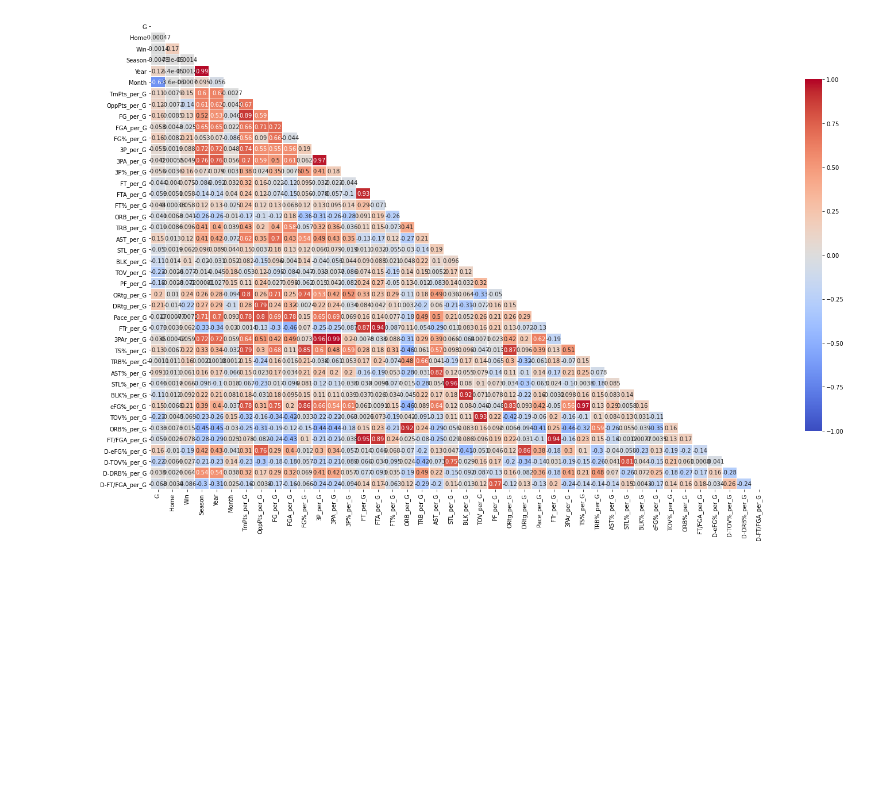
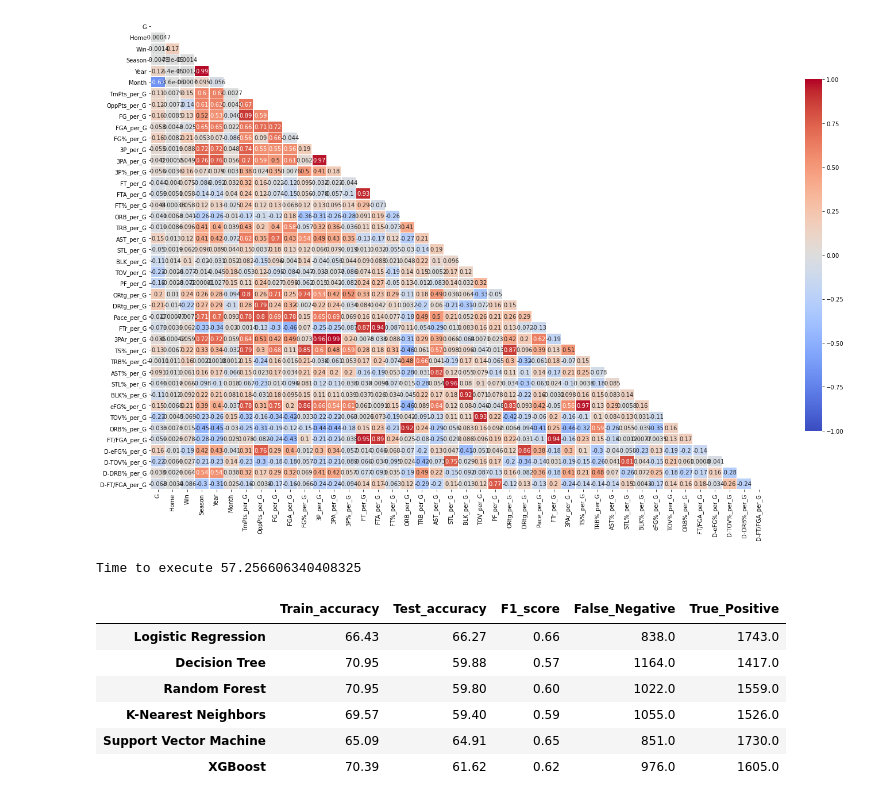
Before and after one commit to MartinReyesDS/NBA_Predict_Project, a Jupyter notebook: EDA.ipynb, the cells around one changed output. Cells and saved outputs as stored; diff of their text form; code cells hidden in the pictures; blank space fills up the shorter version.

```diff
--- a/EDA.ipynb
+++ b/EDA.ipynb
@@ -50,0 +67,44 @@ ax = sns.heatmap(df.corr(), mask=mask, cmap='coolwarm',
+# %%
+start_time = time.time()
+
+classifiers = {
+    'Logistic Regression' : LogisticRegression(random_state=1, max_iter=200),
+    'Decision Tree' : DecisionTreeClassifier(random_state=1),
+    'Random Forest' : RandomForestClassifier(random_state=1),
+    'K-Nearest Neighbors' : KNeighborsClassifier(),
+    'Support Vector Machine' : SVC(random_state=1),
+    'XGBoost' : XGBClassifier(random_state=1)
+}
+blm_results = pd.DataFrame(columns= ['Train_accuracy', 'Test_accuracy', 'F1_score',
+                                'False_Negative', 'True_Positive'])
+for clf_name, clf in classifiers.items():
+    clf.fit(X_train, y_train)
+    train_pred = clf.predict(X_train)
+    y_pred = clf.predict(X_test)
+
+    # get accuracy, f1 score
+    train_acc = accuracy_score(y_train, train_pred) * 100
+    test_acc = accuracy_score(y_test, y_pred) * 100
+    f1 = f1_score(y_test, y_pred)
+
+    cm = confusion_matrix(y_test, y_pred)
+    FN = cm[1][0]
+    TP = cm[1][1]
+
+    # add measurements to datafram
+    blm_results.loc[clf_name] = [round(train_acc, 2), round(test_acc, 2),
+                        round(f1, 2), round(FN, 0), round(TP, 0)]
+
+print("Time to execute", time.time() - start_time)
+# %% [output]
+Time to execute 57.256606340408325
+# %%
+blm_results
+# %% [output]
+|  | Train_accuracy | Test_accuracy | F1_score | False_Negative | True_Positive |
+| Logistic Regression | 66.43 | 66.27 | 0.66 | 838.0 | 1743.0 |
+| Decision Tree | 70.95 | 59.88 | 0.57 | 1164.0 | 1417.0 |
+| Random Forest | 70.95 | 59.80 | 0.60 | 1022.0 | 1559.0 |
+| K-Nearest Neighbors | 69.57 | 59.40 | 0.59 | 1055.0 | 1526.0 |
+| Support Vector Machine | 65.09 | 64.91 | 0.65 | 851.0 | 1730.0 |
+| XGBoost | 70.39 | 61.62 | 0.62 | 976.0 | 1605.0 |
```
Also changed, not shown: parts of 8 cells of this notebook, 1 other file.
